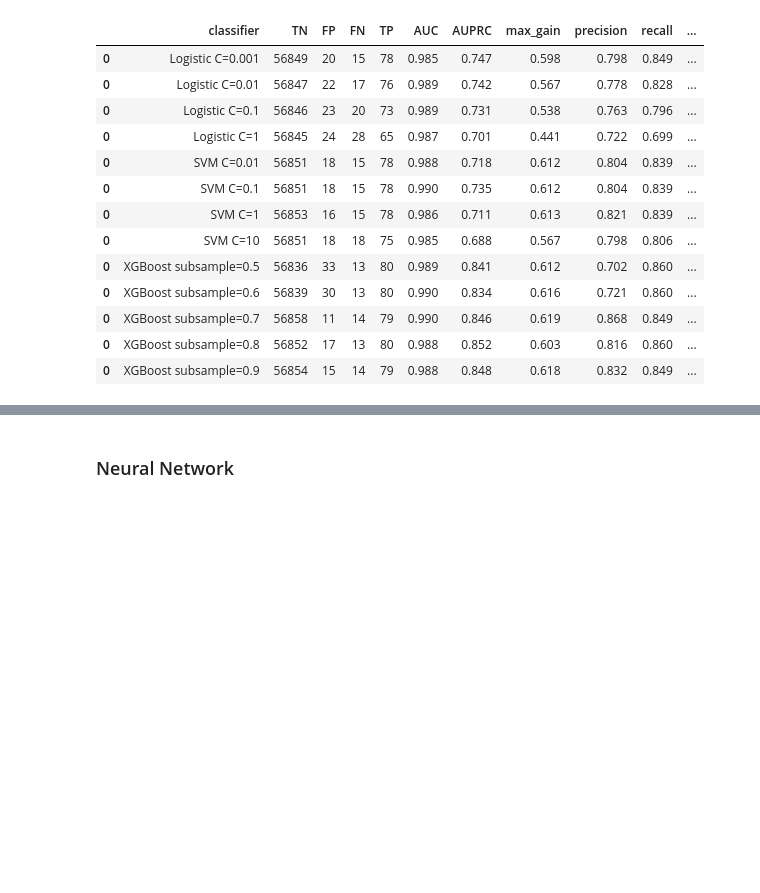
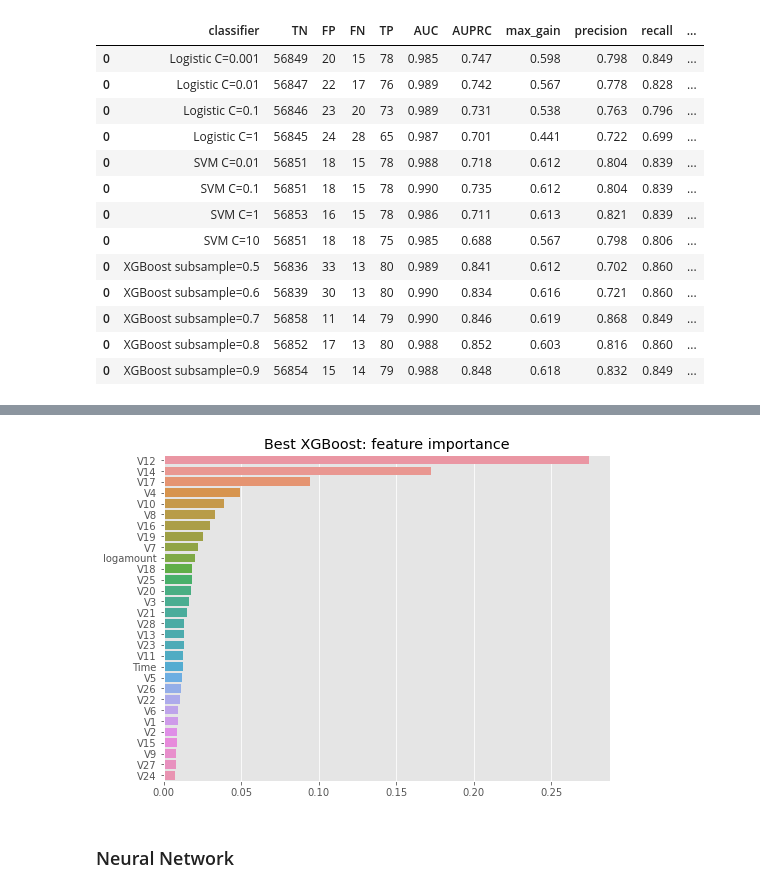
Before and after one commit to dlevonian/cc-fraud-detection, a Jupyter notebook: ulb_cc_fraud_detection.ipynb, the cells around one changed output, grey strips where cells are left out. Saved outputs shown, nothing was run; the diff lists cells and outputs as text; code cells hidden in the pictures; blank space fills up the shorter version.

```diff
--- a/ulb_cc_fraud_detection.ipynb
+++ b/ulb_cc_fraud_detection.ipynb
@@ -597,3 +609,14 @@ classifiers_best.append(classifiers[best_id])
+# %%
+# Visualize Feature importance
+fi = pd.Series(model.feature_importances_, index=X_train.columns) #X_train.columns)
+fi = fi.sort_values(ascending=False)
+
+plt.figure(figsize=(8,6))
+sns.barplot( fi.values, fi.index, orient='h')
+plt.title('Best XGBoost: feature importance')
+plt.show()
+# %% [output]
+[figure, added]
 # %% [markdown]
 ### Neural Network
 # %%
```
Also changed, not shown: parts of 10 cells of this notebook.
